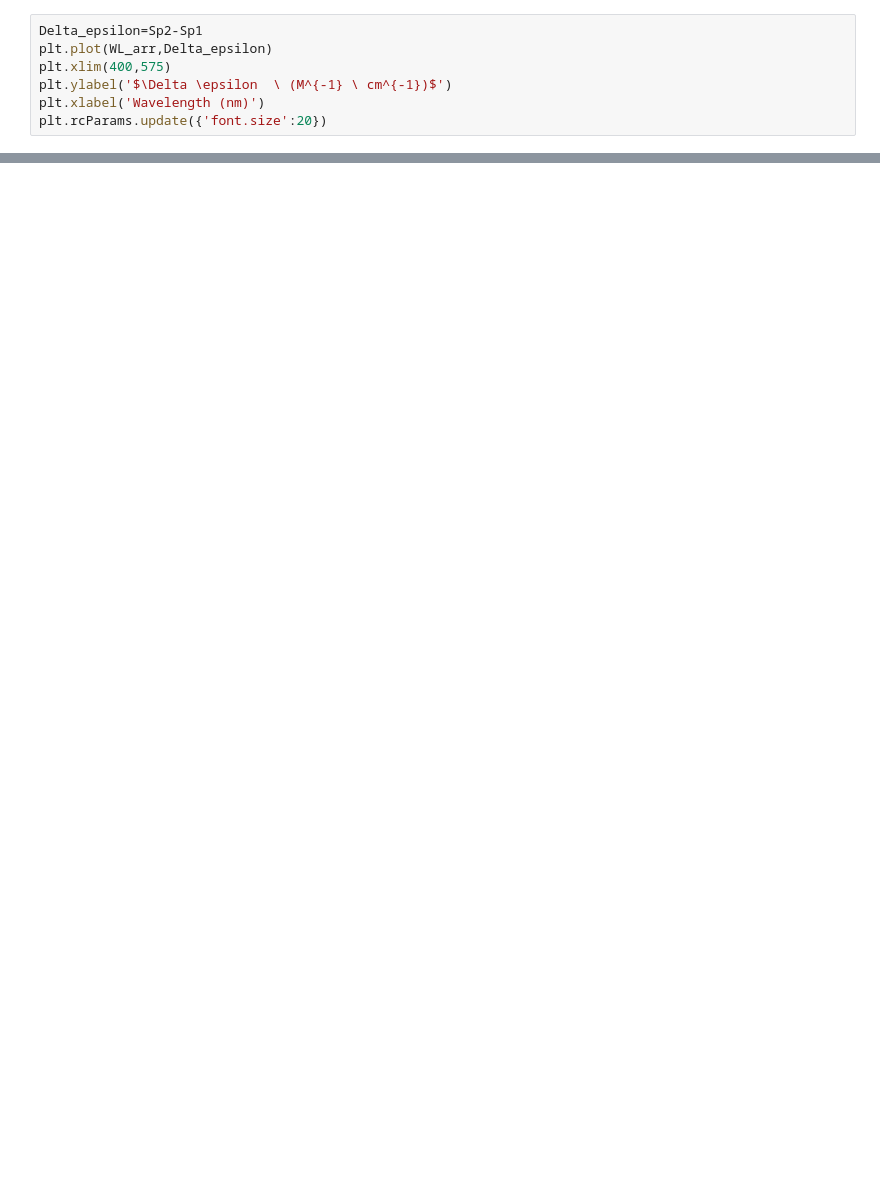
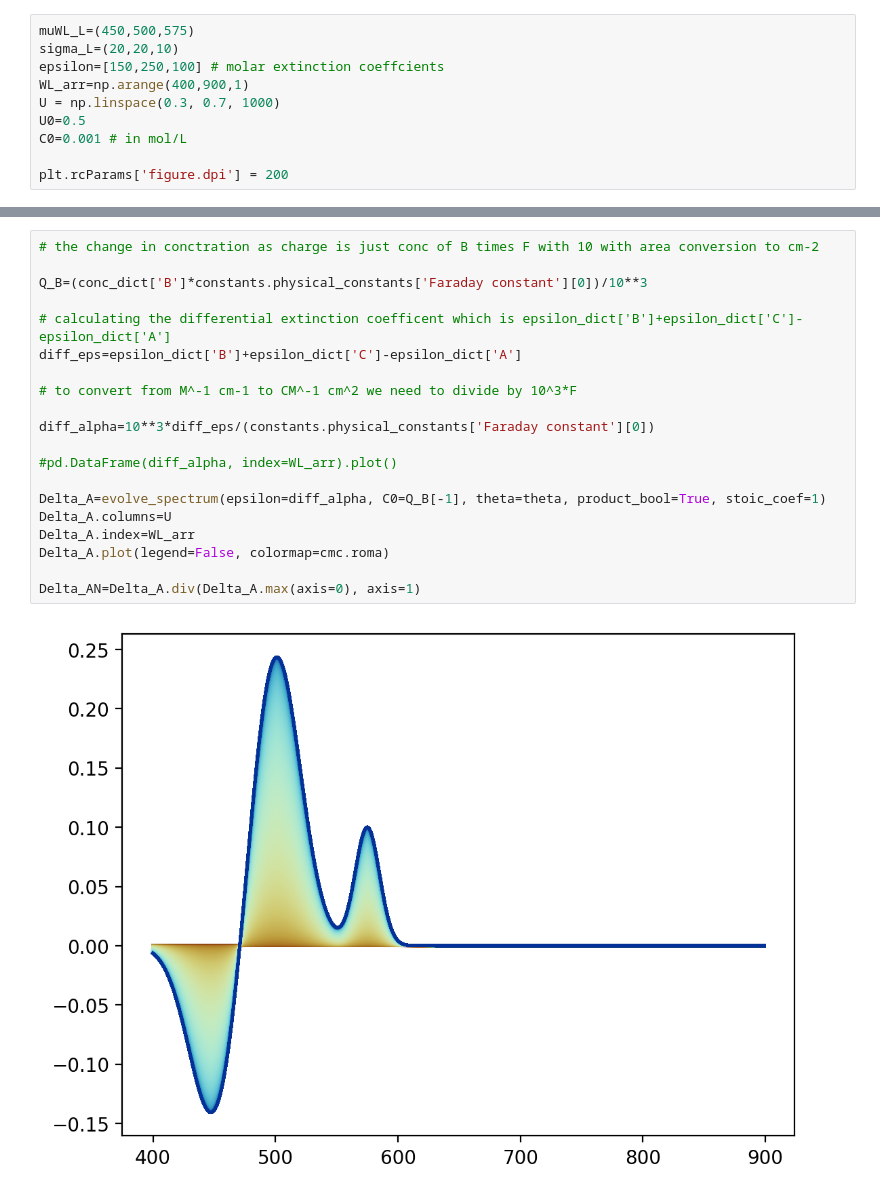
Before and after one commit to BenjaminSMoss/NRMP, a Jupyter notebook: box1.ipynb, the cells around one changed output, grey strips where cells are left out. Cells and saved outputs as stored; diff of their text form; blank space fills up the shorter version.

Commit message:
update - differential analysis added

```diff
--- a/box1.ipynb
+++ b/box1.ipynb
@@ -229,7 +47,10 @@ plt.xlabel('$\Delta G$ (J)')
-# %%
-Delta_epsilon=Sp2-Sp1
-plt.plot(WL_arr,Delta_epsilon)
-plt.xlim(400,575)
-plt.ylabel('$\Delta \epsilon  \ (M^{-1} \ cm^{-1})$')
-plt.xlabel('Wavelength (nm)')
-plt.rcParams.update({'font.size':20})
+# %%
+muWL_L=(450,500,575)
+sigma_L=(20,20,10)
+epsilon=[150,250,100] # molar extinction coeffcients
+WL_arr=np.arange(400,900,1)
+U = np.linspace(0.3, 0.7, 1000)
+U0=0.5
+C0=0.001 # in mol/L
+
+plt.rcParams['figure.dpi'] = 200
@@ -235,0 +192,22 @@ plt.rcParams.update({'font.size':20})
+# %%
+# the change in conctration as charge is just conc of B times F with 10 with area conversion to cm-2
+
+Q_B=(conc_dict['B']*constants.physical_constants['Faraday constant'][0])/10**3
+
+# calculating the differential extinction coefficent which is epsilon_dict['B']+epsilon_dict['C']-epsilon_dict['A']
+diff_eps=epsilon_dict['B']+epsilon_dict['C']-epsilon_dict['A']
+
+# to convert from M^-1 cm-1 to CM^-1 cm^2 we need to divide by 10^3*F
+
+diff_alpha=10**3*diff_eps/(constants.physical_constants['Faraday constant'][0])
+
+#pd.DataFrame(diff_alpha, index=WL_arr).plot()
+
+Delta_A=evolve_spectrum(epsilon=diff_alpha, C0=Q_B[-1], theta=theta, product_bool=True, stoic_coef=1)
+Delta_A.columns=U
+Delta_A.index=WL_arr
+Delta_A.plot(legend=False, colormap=cmc.roma)
+
+Delta_AN=Delta_A.div(Delta_A.max(axis=0), axis=1)
+# %% [output]
+[figure, added]
```
Also changed, not shown: parts of 18 cells of this notebook, 5 other files.
